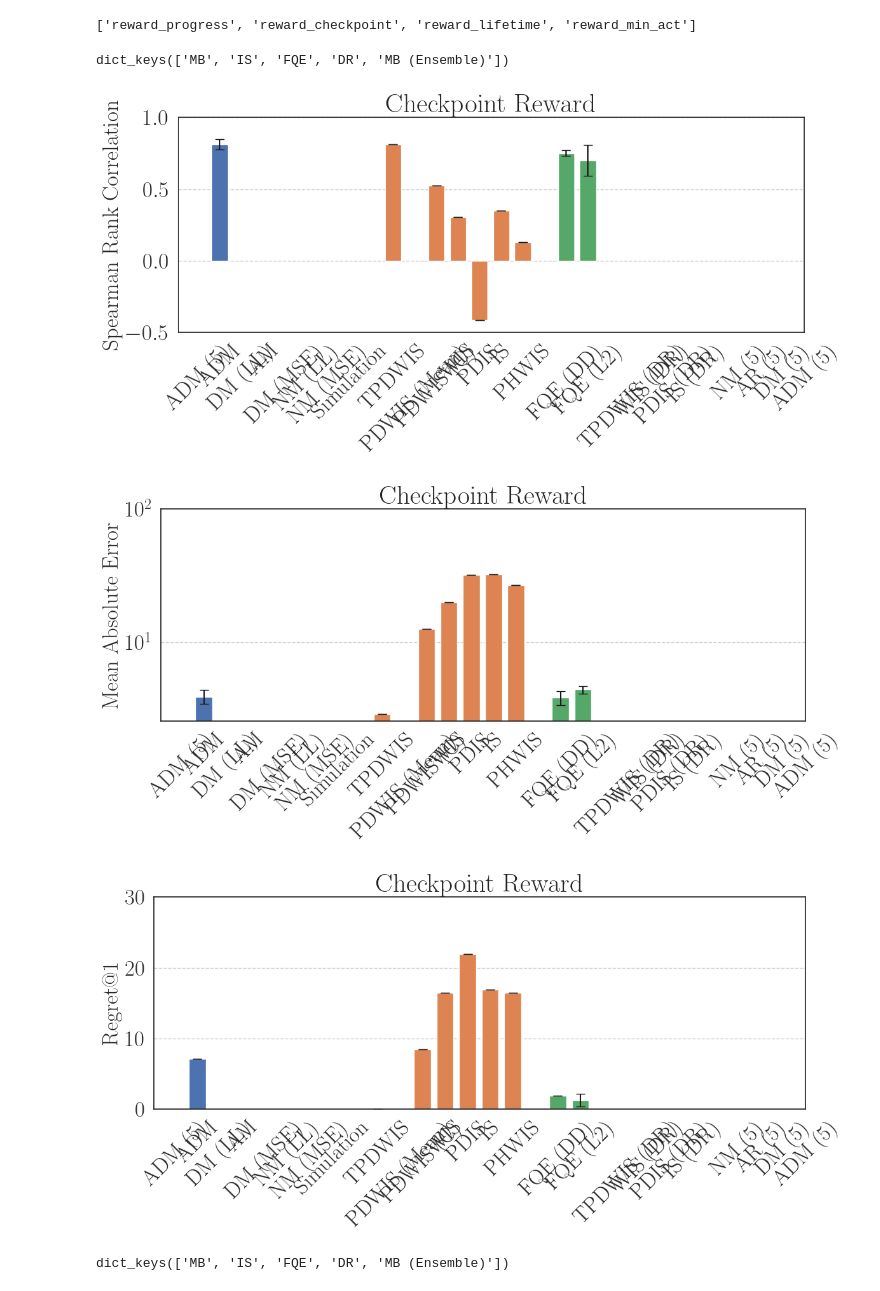
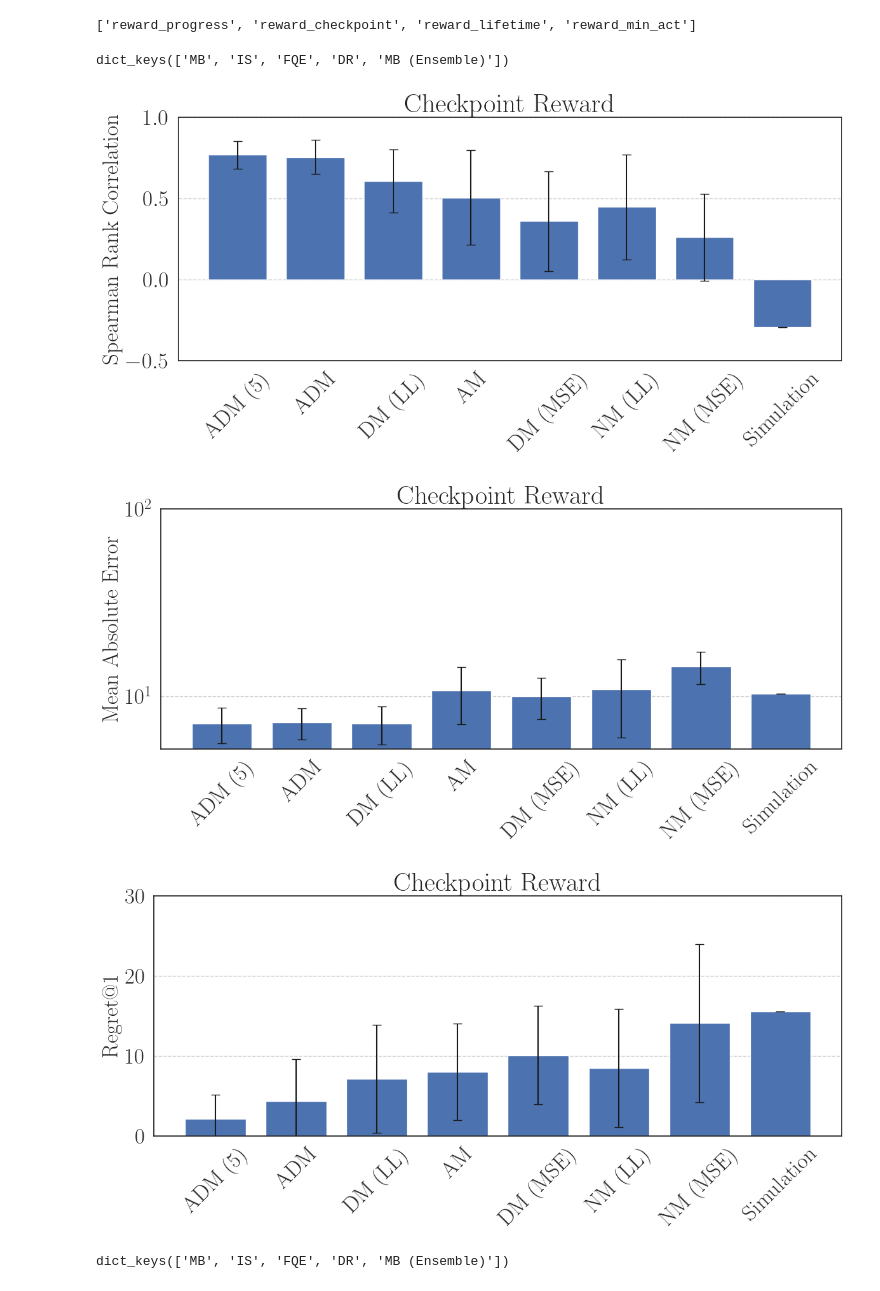
Before and after one commit to HyberionBrew/f110_ope_benchmark, a Jupyter notebook: experiments/final_results.ipynb, the cells around one changed output. Cells and saved outputs as stored; diff of their text form; code cells hidden in the pictures.

Commit message:
cleanup and updated print statements for mb and is

```diff
--- a/experiments/final_results.ipynb
+++ b/experiments/final_results.ipynb
@@ -75,8 +75,6 @@ def read_metrics_from_json(base_path, network_name, reward_name="reward_progress
                 continue
             json_path = os.path.join(network_path, seed, "results", f"reward_{reward_name}._metrics.json")
             if os.path.isfile(json_path):
-                if network_name == "iw":
-                    print("??")
                 with open(json_path, 'r') as f:
                     print(json_path)
                     data = json.load(f)
@@ -242,7 +256,7 @@ def plot_stats_comparison(stats1, stats2, stats3, metric, title="Comparison of M
         plt.savefig(save_path, bbox_inches='tight')
     plt.show()
 
-def plot_grouped_bars(data_dict, title="Grouped Data Comparison", metric="spearman_corr", save=False):
+def plot_grouped_bars(data_dict, title="Grouped Data Comparison", metric="spearman_corr", save=False, inital_color=0):
     """
     Plot grouped bar charts with mean and standard deviation, handling varying subkeys.
 
@@ -296,7 +310,7 @@ def plot_grouped_bars(data_dict, title="Grouped Data Comparison", metric="spearm
         #print(len(group_means))
         #print(prev_group_sizes * i)
         current_positions = np.arange(len(data_dict[group].keys())) + prev_group_sizes
-        ax.bar(np.arange(len(data_dict[group].keys())) + prev_group_sizes, group_means, 0.75, label=group, yerr=group_errors, capsize=5, color=sns.color_palette()[i])
+        ax.bar(np.arange(len(data_dict[group].keys())) + prev_group_sizes, group_means, 0.75, label=group, yerr=group_errors, capsize=5, color=sns.color_palette()[i+inital_color])
         x_ticks_pos += list(current_positions)
         prev_group_sizes += len(group_means) * width + width
         all_subkeys += list(group_data.keys())
@@ -349,21 +363,30 @@ print(reward_order)
 ['reward_progress', 'reward_checkpoint', 'reward_lifetime', 'reward_min_act']
 # %%
 # select the reward you are interested in plotting
-reward = 'reward_progress'
+reward = 'reward_checkpoint'
 title = "Checkpoint Reward"
 # %%
 stats = curr_rewards[reward].copy()
 print(stats.keys())
 # remove some of the keys if you are not interested in them
 #stats.pop("MB (Ensemble)")
-plot_grouped_bars(stats, title=f"{title}", metric="spearman_corr")
-plot_grouped_bars(stats, title=f"{title}", metric="abs")
-plot_grouped_bars(stats, title=f"{title}", metric="regret@1")
+# mb_inital color = 0
+# is_inital color = 1
+# fqe_inital color = 2
+# dr_inital color = 3
+# mb_ensemble_inital color = 4
+inital_color = 0
+# only mb stats
+stats_plot = {}
+stats_plot["MB"] = stats["MB"].copy()
+plot_grouped_bars(stats_plot, title=f"{title}", metric="spearman_corr", inital_color=inital_color, save=True)
+plot_grouped_bars(stats_plot, title=f"{title}", metric="abs", inital_color=inital_color, save=True)
+plot_grouped_bars(stats_plot, title=f"{title}", metric="regret@1", inital_color=inital_color, save=True)
 # %% [output]
 dict_keys(['MB', 'IS', 'FQE', 'DR', 'MB (Ensemble)'])
-[figure, old version]
+[figure, new version]
-[figure, old version]
+[figure, new version]
-[figure, old version]
+[figure, new version]
 # %%
 stats.keys()
 # %% [output]
```
Also changed, not shown: parts of 8 cells of this notebook, 5 other files.
